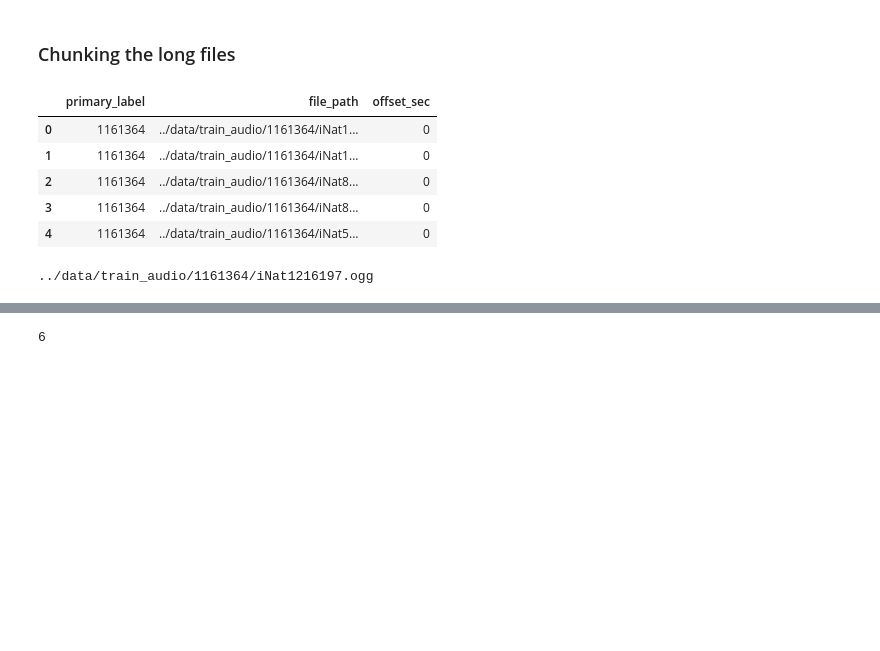
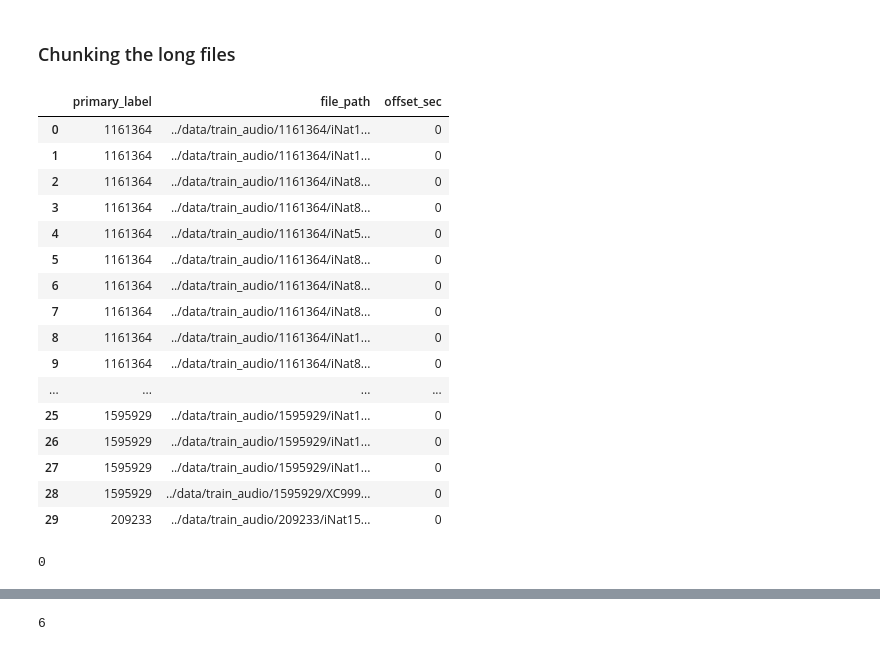
Before and after one commit to GitTurtleDone/BirdCLEF2026, a Jupyter notebook: src/dataset_loader.ipynb, the cells around one changed output, grey strips where cells are left out. Saved outputs shown, nothing was run; the diff lists cells and outputs as text; code cells hidden in the pictures; blank space fills up the shorter version.

```diff
--- a/src/dataset_loader.ipynb
+++ b/src/dataset_loader.ipynb
@@ -87,16 +89,27 @@ def chunk_long_file(file_path, output_dir, chunk_duration=5):
 # %%
 reduced_df = train_df[['primary_label']].copy()
 reduced_df['file_path'] = train_df.apply(lambda row: f"../data/train_audio/{row['filename']}", axis=1)
 reduced_df['offset_sec'] = 0
-reduced_df.head(5)
+reduced_df.head(30)
 # %% [output]
 |  | primary_label | file_path | offset_sec |
 | 0 | 1161364 | ../data/train_audio/1161364/iNat1... | 0 |
 | 1 | 1161364 | ../data/train_audio/1161364/iNat1... | 0 |
 | 2 | 1161364 | ../data/train_audio/1161364/iNat8... | 0 |
 | 3 | 1161364 | ../data/train_audio/1161364/iNat8... | 0 |
 | 4 | 1161364 | ../data/train_audio/1161364/iNat5... | 0 |
+| 5 | 1161364 | ../data/train_audio/1161364/iNat8... | 0 |
+| 6 | 1161364 | ../data/train_audio/1161364/iNat8... | 0 |
+| 7 | 1161364 | ../data/train_audio/1161364/iNat8... | 0 |
+| 8 | 1161364 | ../data/train_audio/1161364/iNat1... | 0 |
+| 9 | 1161364 | ../data/train_audio/1161364/iNat8... | 0 |
+| ... | ... | ... | ... |
+| 25 | 1595929 | ../data/train_audio/1595929/iNat1... | 0 |
+| 26 | 1595929 | ../data/train_audio/1595929/iNat1... | 0 |
+| 27 | 1595929 | ../data/train_audio/1595929/iNat1... | 0 |
+| 28 | 1595929 | ../data/train_audio/1595929/XC999... | 0 |
+| 29 | 209233 | ../data/train_audio/209233/iNat15... | 0 |
 # %%
-print(reduced_df.iloc[0, 1])
+print(reduced_df.iloc[0, 2])
 # %% [output]
-../data/train_audio/1161364/iNat1216197.ogg
+0
```
Also changed, not shown: parts of 6 cells of this notebook, 1 other file.
